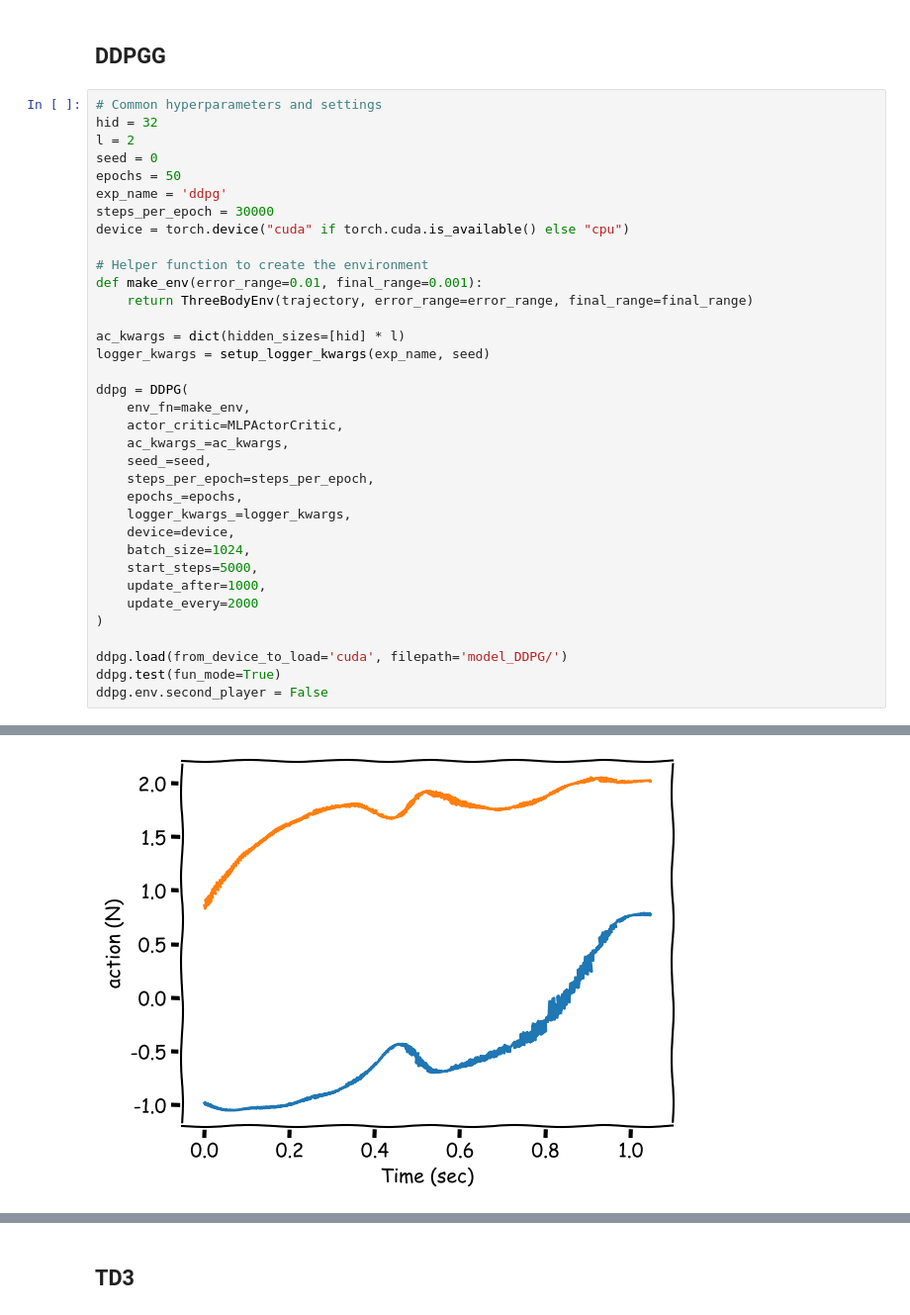
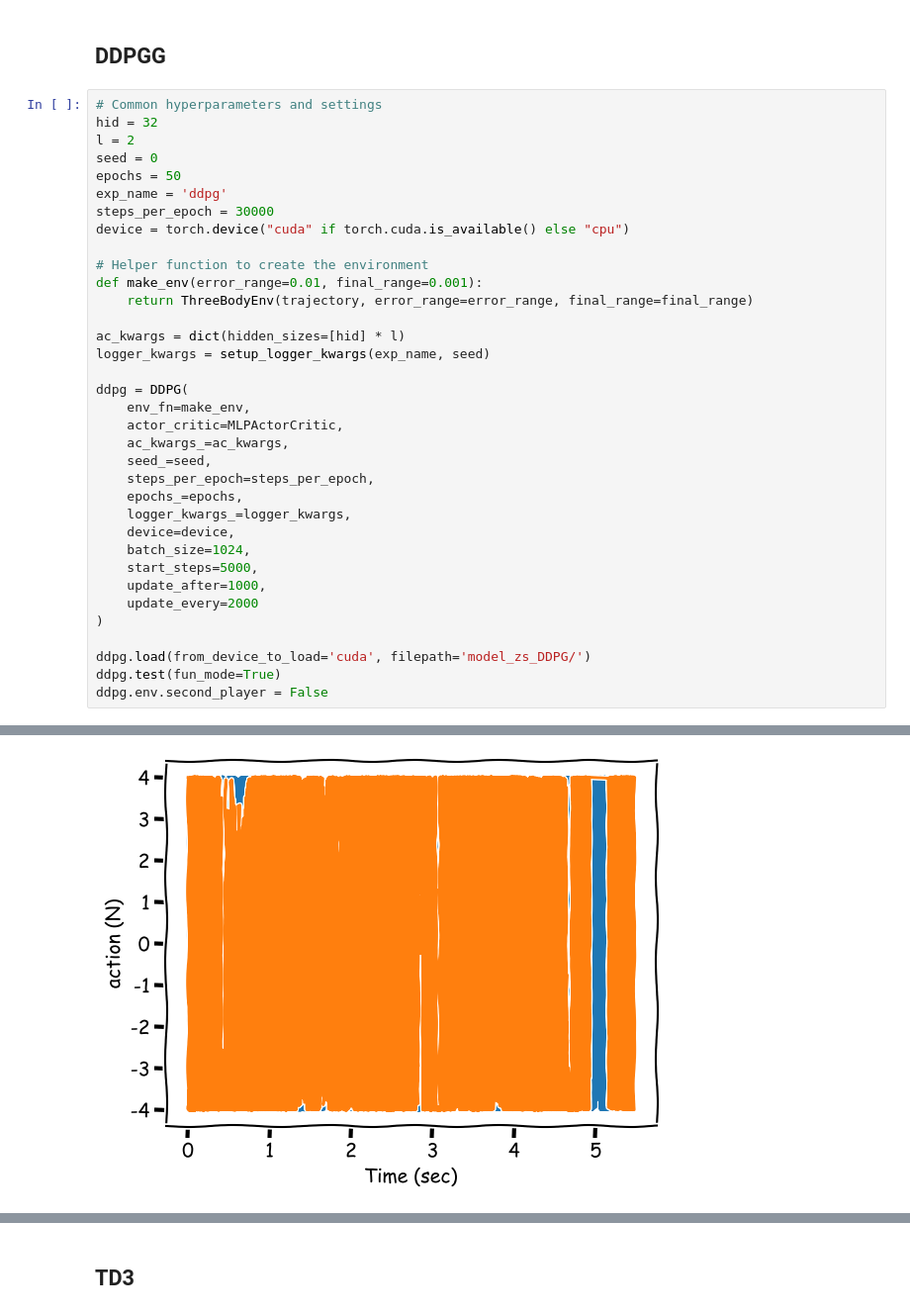
Before and after one commit to alibaniasad1999/master-thesis, a Jupyter notebook: Code/Python/Robust_eval/ZeroSum/model_mismatch/model_mismatch_.ipynb, the cells around one changed output, grey strips where cells are left out. Shown at 99% size. Saved outputs shown, nothing was run; the diff lists cells and outputs as text.

```diff
--- a/Code/Python/Robust_eval/ZeroSum/model_mismatch/model_mismatch_.ipynb
+++ b/Code/Python/Robust_eval/ZeroSum/model_mismatch/model_mismatch_.ipynb
@@ -107,7 +107,7 @@ ddpg = DDPG(
     update_every=2000
 )
 
-ddpg.load(from_device_to_load='cuda', filepath='model_DDPG/')
+ddpg.load(from_device_to_load='cuda', filepath='model_zs_DDPG/')
 ddpg.test(fun_mode=True)
 ddpg.env.second_player = False
 # %% [output]
@@ -132 +132 @@ second player was in the game
-[figure, old version]
+[figure, new version]
```
Also changed, not shown: parts of 10 cells of this notebook, 34 other files.
